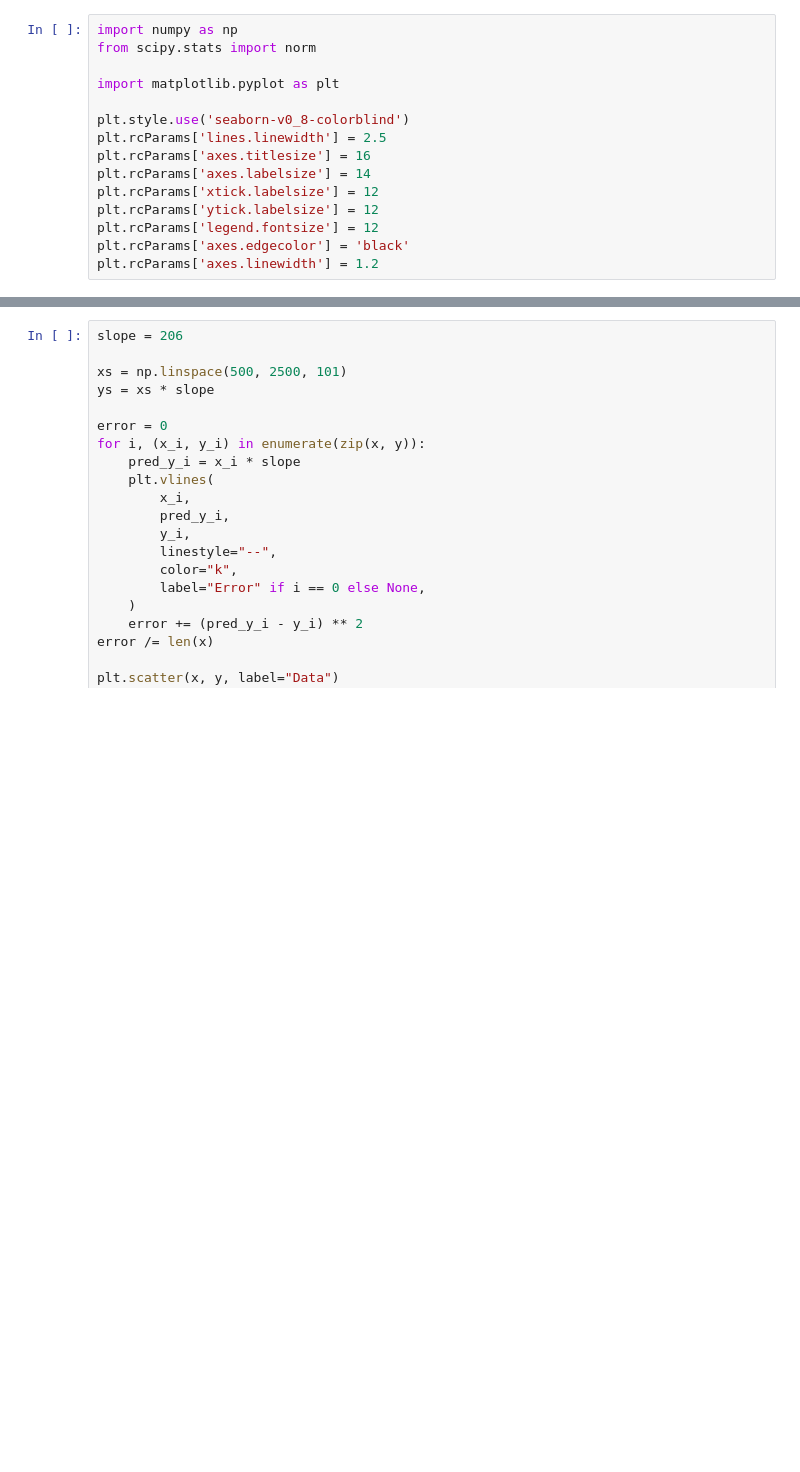
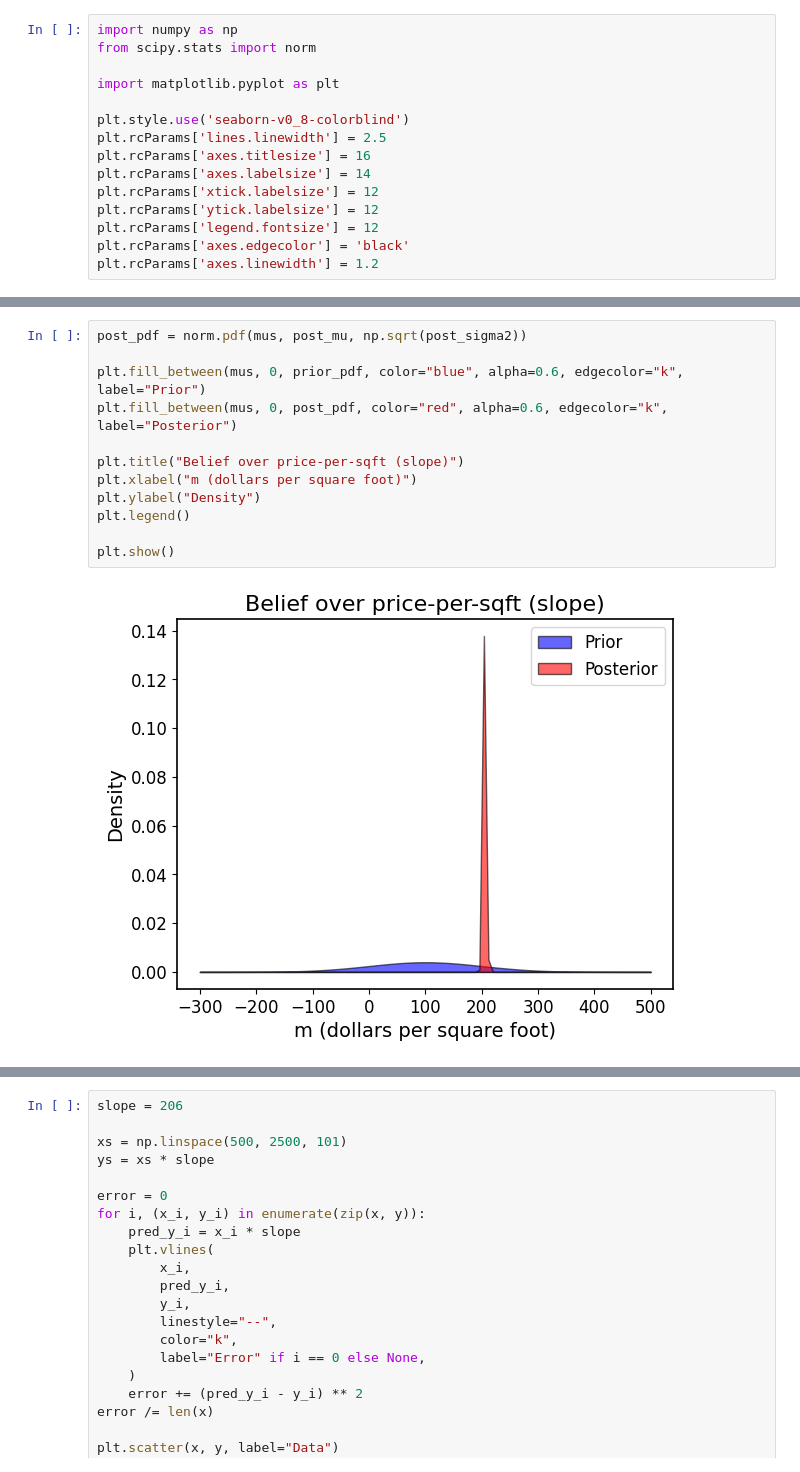
Before and after one commit to KrisNguyen135/Grokking-Bayes, a Jupyter notebook: ch03/02 - Bayesian linear regression.ipynb, the cells around one changed output, grey strips where cells are left out. Saved outputs shown, nothing was run; the diff lists cells and outputs as text; blank space fills up the shorter version.

```diff
--- a/ch03/02 - Bayesian linear regression.ipynb
+++ b/ch03/02 - Bayesian linear regression.ipynb
@@ -35,3 +41,17 @@ post_mean = post_var * (mu0 / tau2 + np.sum(xn * yn) / sigma2)
+# %%
+post_pdf = norm.pdf(mus, post_mu, np.sqrt(post_sigma2))
+
+plt.fill_between(mus, 0, prior_pdf, color="blue", alpha=0.6, edgecolor="k", label="Prior")
+plt.fill_between(mus, 0, post_pdf, color="red", alpha=0.6, edgecolor="k", label="Posterior")
+
+plt.title("Belief over price-per-sqft (slope)")
+plt.xlabel("m (dollars per square foot)")
+plt.ylabel("Density")
+plt.legend()
+
+plt.show()
+# %% [output]
+[figure, added]
 # %%
 # Plot
 w_vals = np.linspace(50, 350, 200)
```
Also changed, not shown: parts of 9 cells of this notebook.
